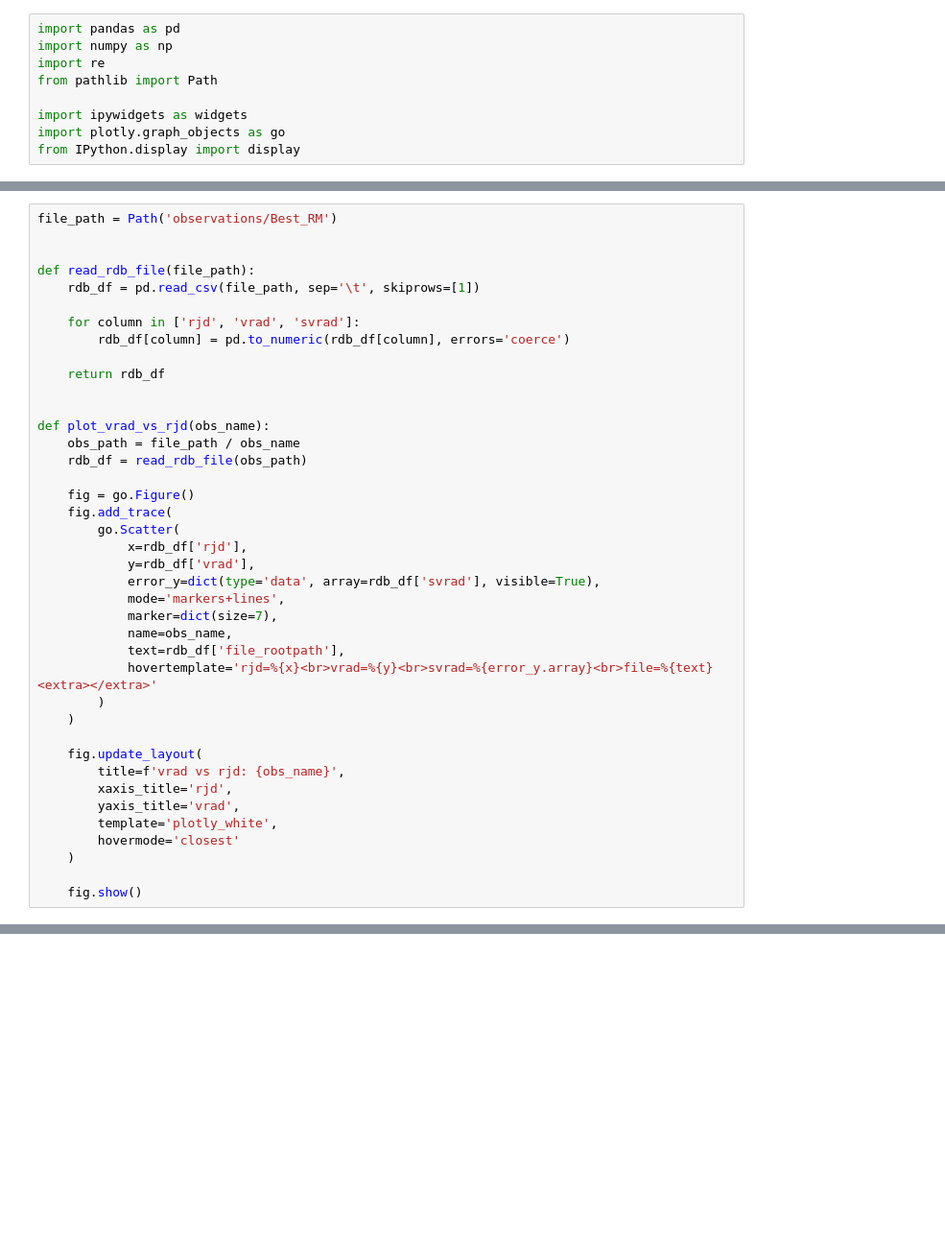
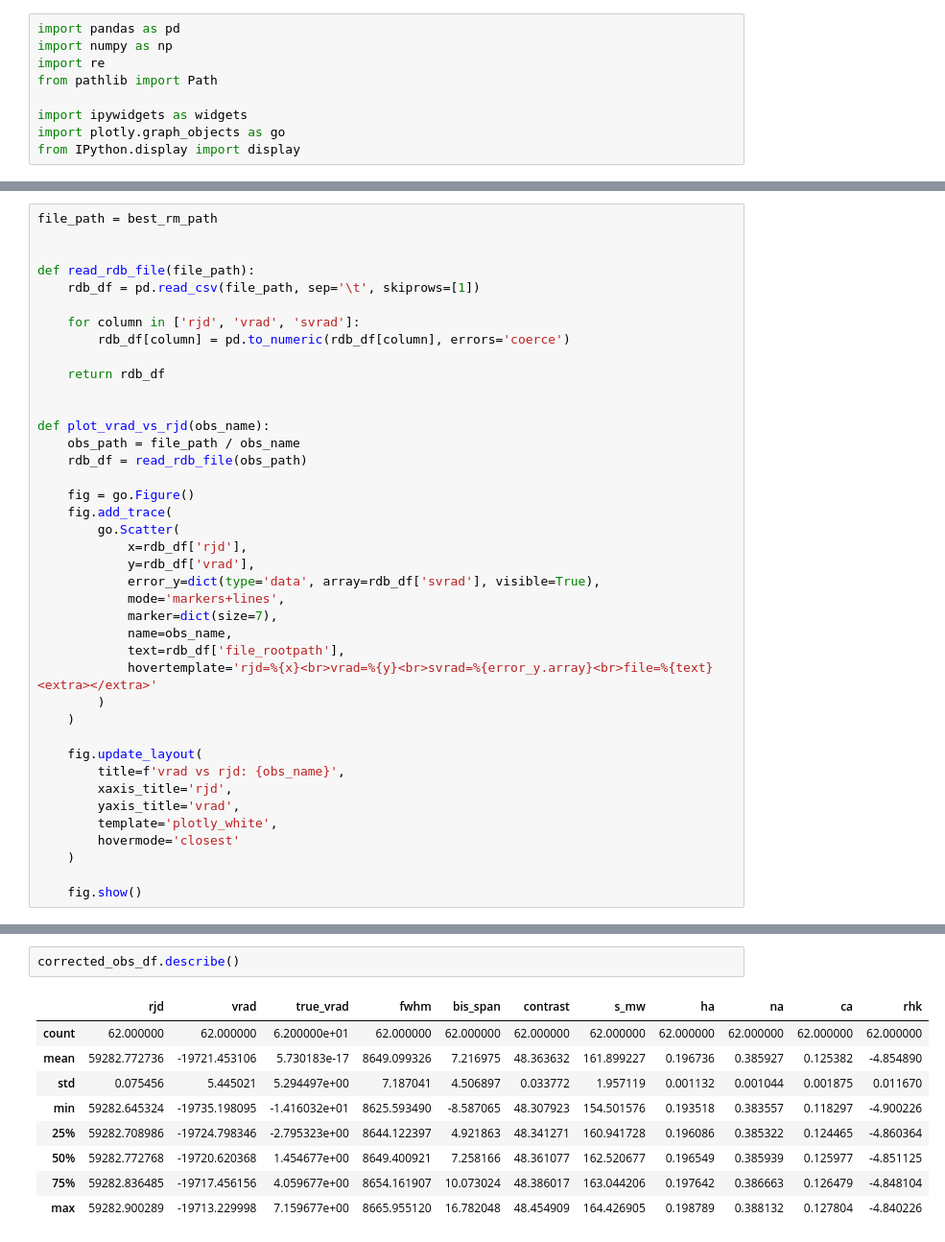
Before and after one commit to vadibekyan/RV_from_RM, a Jupyter notebook: best_rm_preprocessing.ipynb, the cells around one changed output, grey strips where cells are left out. Shown at 96% size. Drawn from its saved outputs; the diff is of its cells as text; blank space fills up the shorter version.

```diff
--- a/best_rm_preprocessing.ipynb
+++ b/best_rm_preprocessing.ipynb
@@ -18,5 +47,5 @@ sample_df.head(2)
 # %%
-file_path = Path('observations/Best_RM')
+file_path = best_rm_path
 
 
 def read_rdb_file(file_path):
@@ -65,0 +482,12 @@ Dropdown(description='obs_name:', options=('HD189733_esp19_3.rdb', 'HD189733_esp
+# %%
+corrected_obs_df.describe()
+# %% [output]
+|  | rjd | vrad | true_vrad | fwhm | bis_span | contrast | s_mw | ha | na | ca | rhk |
+| count | 62.000000 | 62.000000 | 6.200000e+01 | 62.000000 | 62.000000 | 62.000000 | 62.000000 | 62.000000 | 62.000000 | 62.000000 | 62.000000 |
+| mean | 59282.772736 | -19721.453106 | 5.730183e-17 | 8649.099326 | 7.216975 | 48.363632 | 161.899227 | 0.196736 | 0.385927 | 0.125382 | -4.854890 |
+| std | 0.075456 | 5.445021 | 5.294497e+00 | 7.187041 | 4.506897 | 0.033772 | 1.957119 | 0.001132 | 0.001044 | 0.001875 | 0.011670 |
+| min | 59282.645324 | -19735.198095 | -1.416032e+01 | 8625.593490 | -8.587065 | 48.307923 | 154.501576 | 0.193518 | 0.383557 | 0.118297 | -4.900226 |
+| 25% | 59282.708986 | -19724.798346 | -2.795323e+00 | 8644.122397 | 4.921863 | 48.341271 | 160.941728 | 0.196086 | 0.385322 | 0.124465 | -4.860364 |
+| 50% | 59282.772768 | -19720.620368 | 1.454677e+00 | 8649.400921 | 7.258166 | 48.361077 | 162.520677 | 0.196549 | 0.385939 | 0.125977 | -4.851125 |
+| 75% | 59282.836485 | -19717.456156 | 4.059677e+00 | 8654.161907 | 10.073024 | 48.386017 | 163.044206 | 0.197642 | 0.386663 | 0.126479 | -4.848104 |
+| max | 59282.900289 | -19713.229998 | 7.159677e+00 | 8665.955120 | 16.782048 | 48.454909 | 164.426905 | 0.198789 | 0.388132 | 0.127804 | -4.840226 |
```
Also changed, not shown: parts of 4 cells of this notebook, 26 other files.
